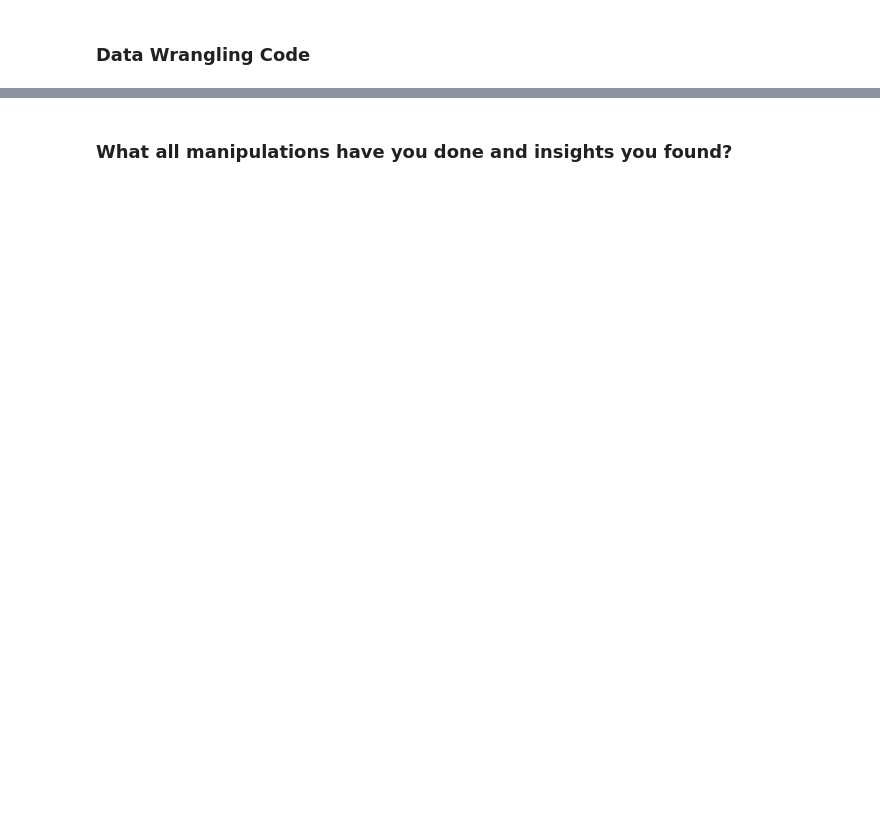
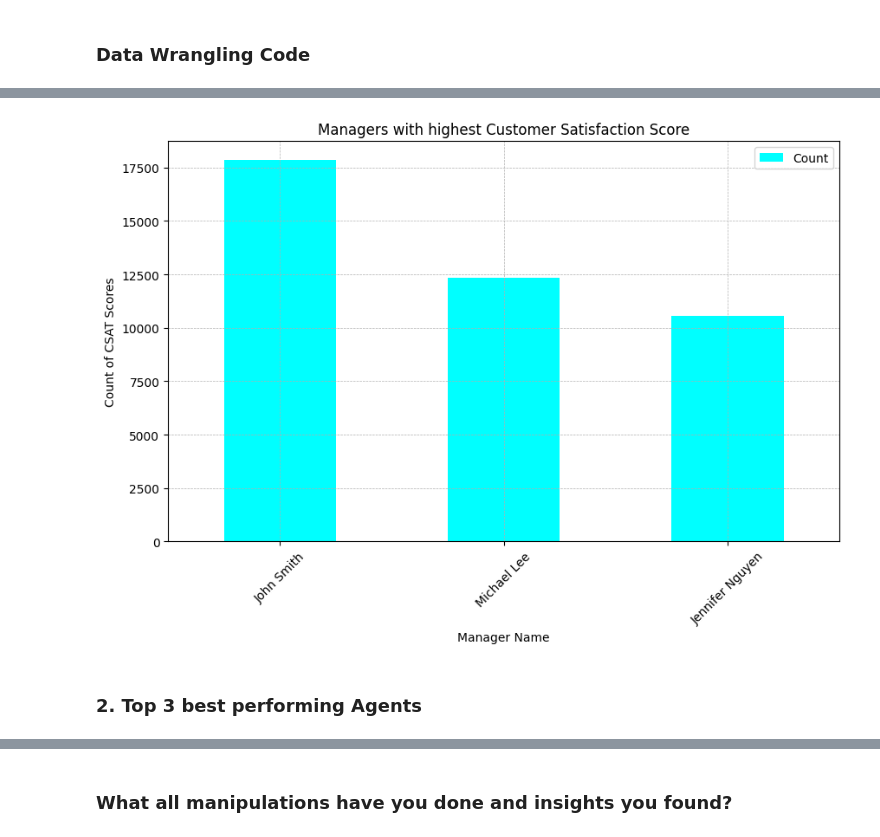
Before and after one commit to Ayushx29/DeepCSAT-E-Commerce-Customer-Satisfaction-Score-Prediction, a Jupyter notebook: DeepCSAT_E_Commerce_Customer_Satisfaction_Score_Prediction.ipynb, the cells around one changed output, grey strips where cells are left out. Drawn from its saved outputs; the diff is of its cells as text; code cells hidden in the pictures; blank space fills up the shorter version.

```diff
--- a/DeepCSAT_E_Commerce_Customer_Satisfaction_Score_Prediction.ipynb
+++ b/DeepCSAT_E_Commerce_Customer_Satisfaction_Score_Prediction.ipynb
@@ -142,0 +322,9 @@ Answer Here
+# %%
+# Write your code to make your dataset analysis ready.
+# Create a copy of the current dataset and assigning to df
+df=dataset.copy()
+# Checking Shape of True Value
+print("No. of customers interaction and feedbacks with highest customer satisfaction scores  :",len(df[df['CSAT Score']==5]))
+# Assigning  customers data to variable df_best_score
+df_best_score=df[(df['CSAT Score']==5)]
+df_least_score=df[(df['CSAT Score']==1)]
@@ -142,0 +335,7 @@ Answer Here
+# %%
+# Groupby Manager Wise w.r.t Customer satisfaction score data
+grouped_df = df_best_score.groupby('Manager').agg(
+    Count=('CSAT Score', 'size')
+).sort_values(by='Count',ascending=False)
+
+grouped_df[:3]
@@ -142,0 +348,22 @@ Answer Here
+# %%
+# Plotting the data
+fig, ax = plt.subplots(figsize=(10, 6))
+grouped_df[:3].plot(kind='bar', ax=ax, colormap = 'cool')
+
+# Adding labels and title
+ax.set_xlabel('Manager Name')
+ax.set_ylabel('Count of CSAT Scores')
+ax.set_title('Managers with highest Customer Satisfaction Score')
+
+# Rotating the x-axis labels for better readability
+plt.xticks(rotation=45)
+
+# Adding grid for better readability
+ax.grid(True, which='both', linestyle='--', linewidth=0.5)
+
+# Display the plot
+plt.show()
+# %% [output]
+[figure, added]
+# %% [markdown]
+### 2.  Top 3 best performing Agents
```
Also changed, not shown: parts of 224 cells of this notebook.
